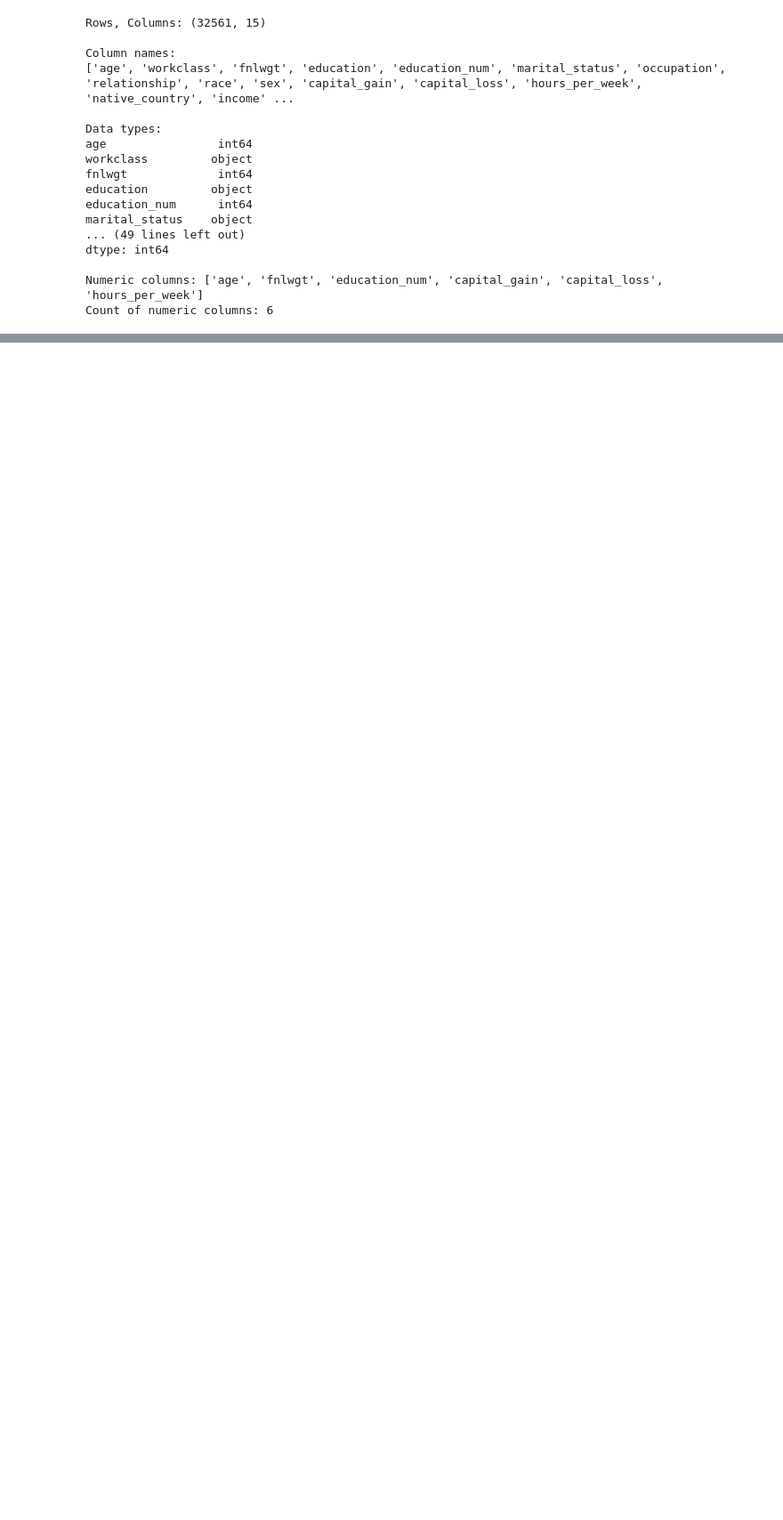
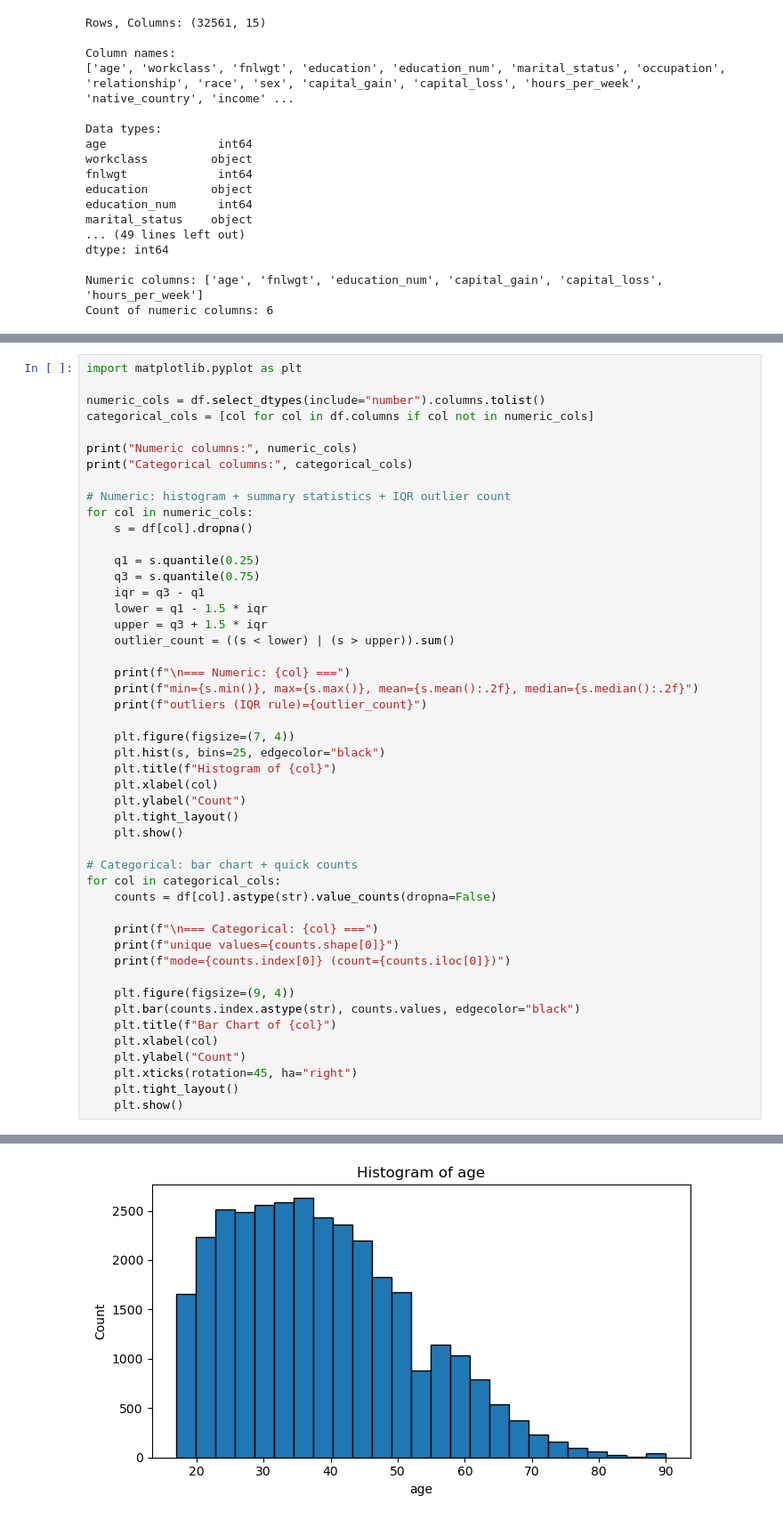
Before and after one commit to datasheng/csc46000-team-project-5000, a Jupyter notebook: data_analysis.ipynb, the cells around one changed output, grey strips where cells are left out. Shown at 89% size. Drawn from its saved outputs; the diff is of its cells as text; blank space fills up the shorter version.

Commit message:
Added Univariate EDA for all columns

```diff
--- a/data_analysis.ipynb
+++ b/data_analysis.ipynb
@@ -55,0 +62,49 @@ Count of numeric columns: 6
+# %%
+import matplotlib.pyplot as plt
+
+numeric_cols = df.select_dtypes(include="number").columns.tolist()
+categorical_cols = [col for col in df.columns if col not in numeric_cols]
+
+print("Numeric columns:", numeric_cols)
+print("Categorical columns:", categorical_cols)
+
+# Numeric: histogram + summary statistics + IQR outlier count
+for col in numeric_cols:
+    s = df[col].dropna()
+
+    q1 = s.quantile(0.25)
+    q3 = s.quantile(0.75)
+    iqr = q3 - q1
+    lower = q1 - 1.5 * iqr
+    upper = q3 + 1.5 * iqr
+    outlier_count = ((s < lower) | (s > upper)).sum()
+
+    print(f"\n=== Numeric: {col} ===")
+    print(f"min={s.min()}, max={s.max()}, mean={s.mean():.2f}, median={s.median():.2f}")
+    print(f"outliers (IQR rule)={outlier_count}")
+
+    plt.figure(figsize=(7, 4))
+    plt.hist(s, bins=25, edgecolor="black")
+    plt.title(f"Histogram of {col}")
+    plt.xlabel(col)
+    plt.ylabel("Count")
+    plt.tight_layout()
+    plt.show()
+
+# Categorical: bar chart + quick counts
+for col in categorical_cols:
+    counts = df[col].astype(str).value_counts(dropna=False)
+
+    print(f"\n=== Categorical: {col} ===")
+    print(f"unique values={counts.shape[0]}")
+    print(f"mode={counts.index[0]} (count={counts.iloc[0]})")
+
+    plt.figure(figsize=(9, 4))
+    plt.bar(counts.index.astype(str), counts.values, edgecolor="black")
+    plt.title(f"Bar Chart of {col}")
+    plt.xlabel(col)
+    plt.ylabel("Count")
+    plt.xticks(rotation=45, ha="right")
+    plt.tight_layout()
+    plt.show()
+# %% [output]
@@ -55,0 +117 @@ Count of numeric columns: 6
+[figure, added]
```
Also changed, not shown: parts of 2 cells of this notebook.
